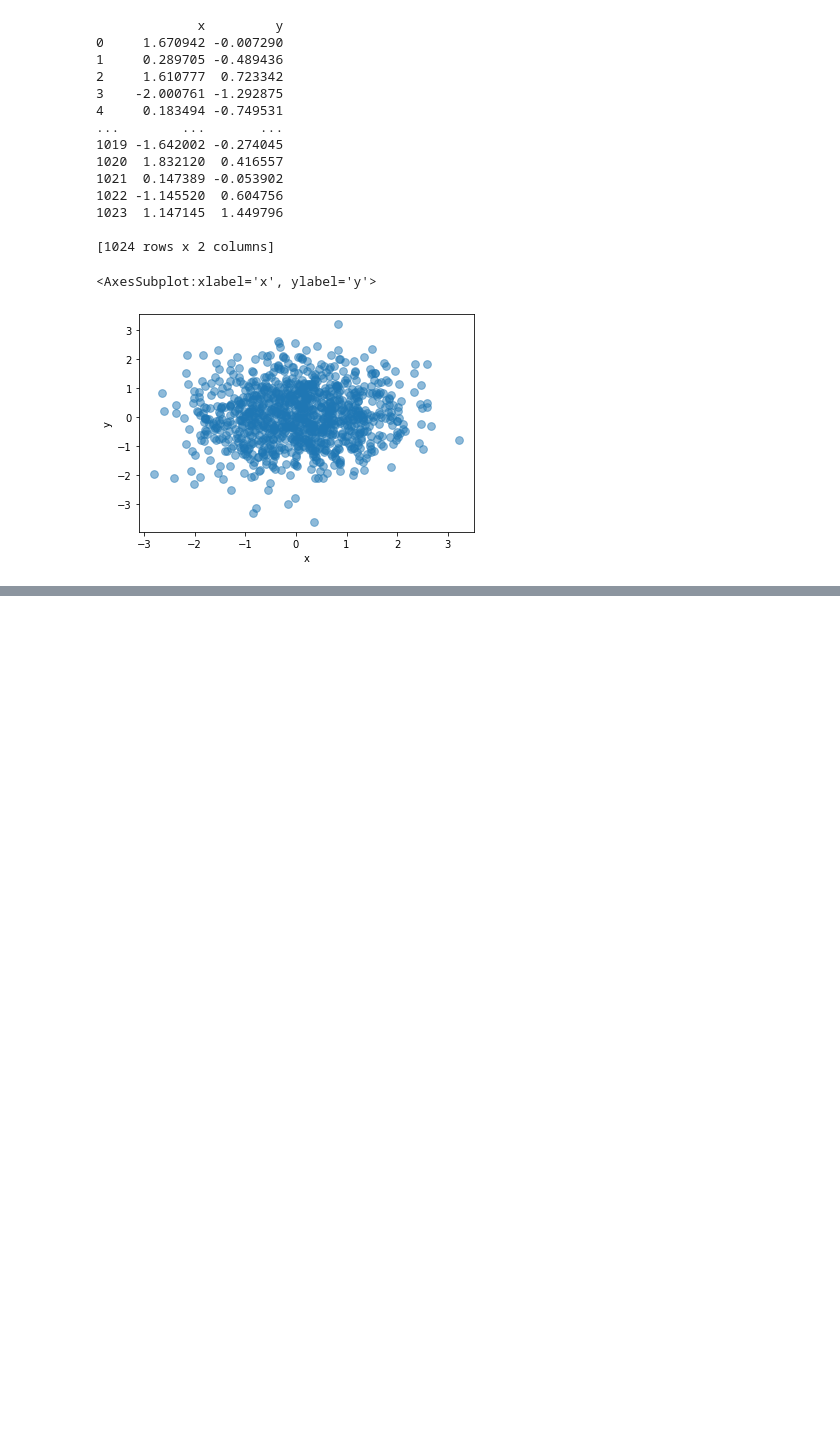
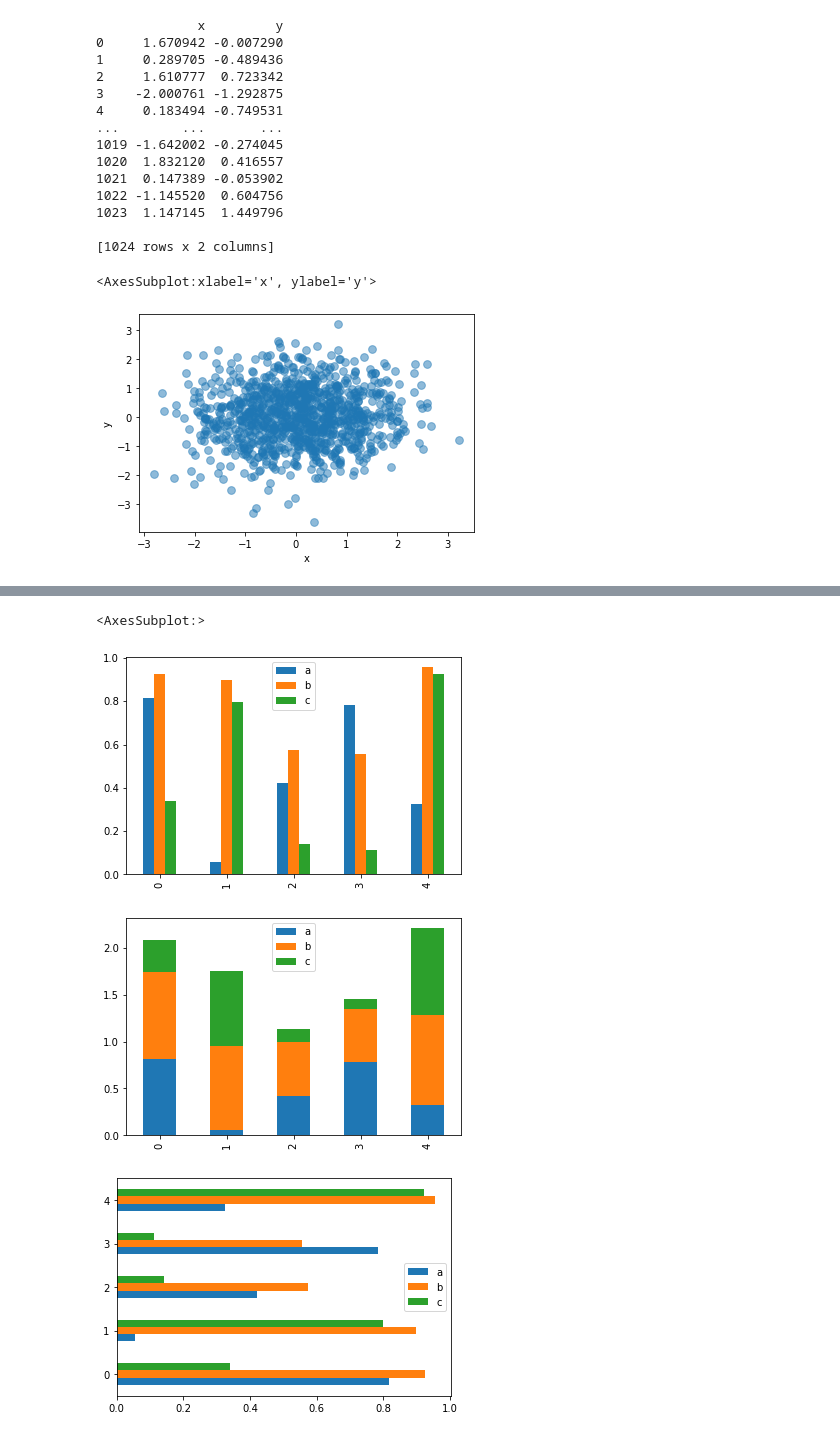
Before and after one commit to timemeansalot/python, a Jupyter notebook: python_basic/pandas.ipynb, the cells around one changed output, grey strips where cells are left out. Cells and saved outputs as stored; diff of their text form; code cells hidden in the pictures; blank space fills up the shorter version.

```diff
--- a/python_basic/pandas.ipynb
+++ b/python_basic/pandas.ipynb
@@ -568,0 +583,14 @@ TypeError: Got both 'c' and 'color', which are aliases of one another
+# %%
+## bar diagram
+df=pd.DataFrame(np.random.rand(5,3),columns=['a','b','c'])
+
+df.plot.bar()
+
+df.plot.bar(stacked=True)
+
+df.plot.barh() # horizontal
+# %% [output]
+<AxesSubplot:>
+[figure, added]
+[figure, added]
+[figure, added]
```
Also changed, not shown: parts of 45 cells of this notebook.
